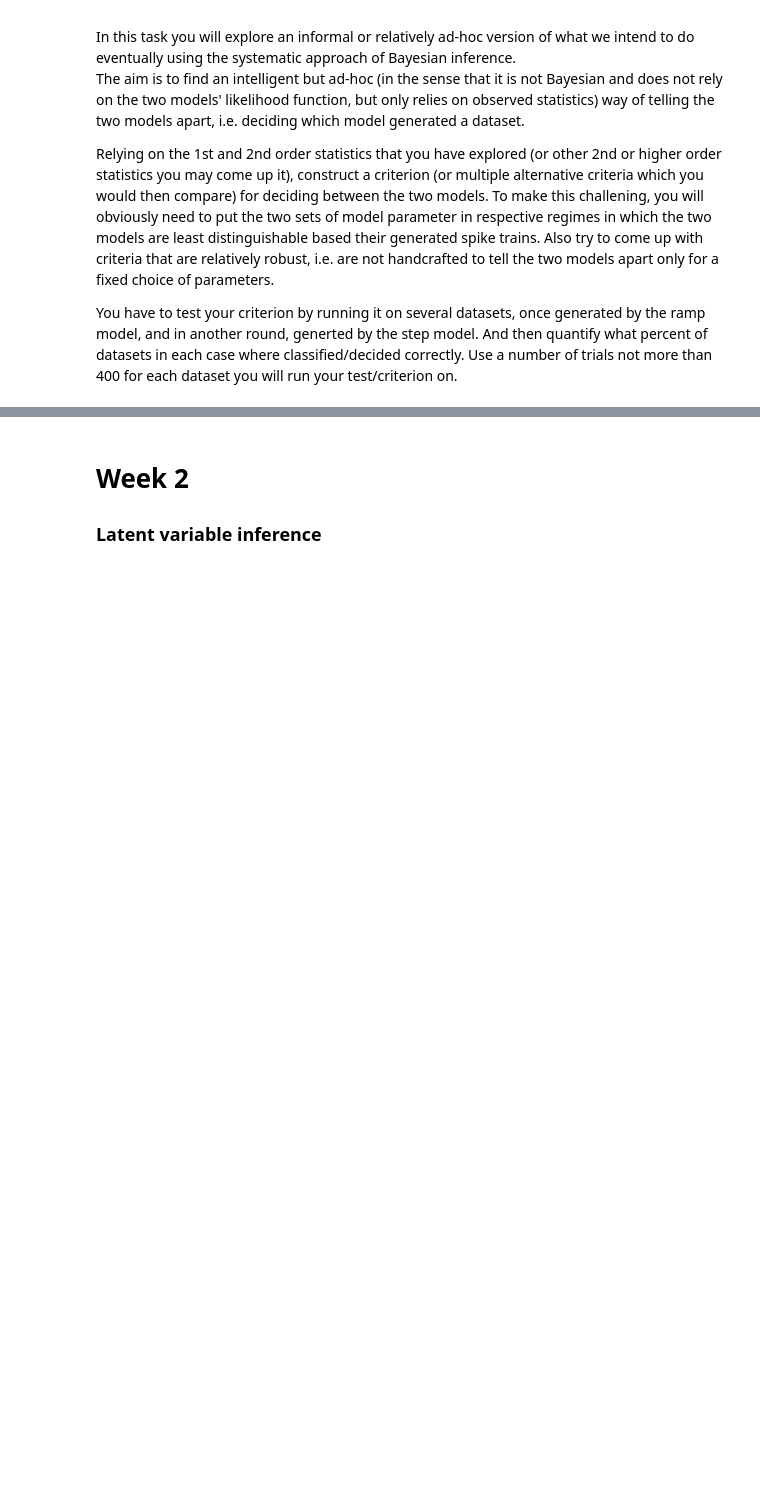
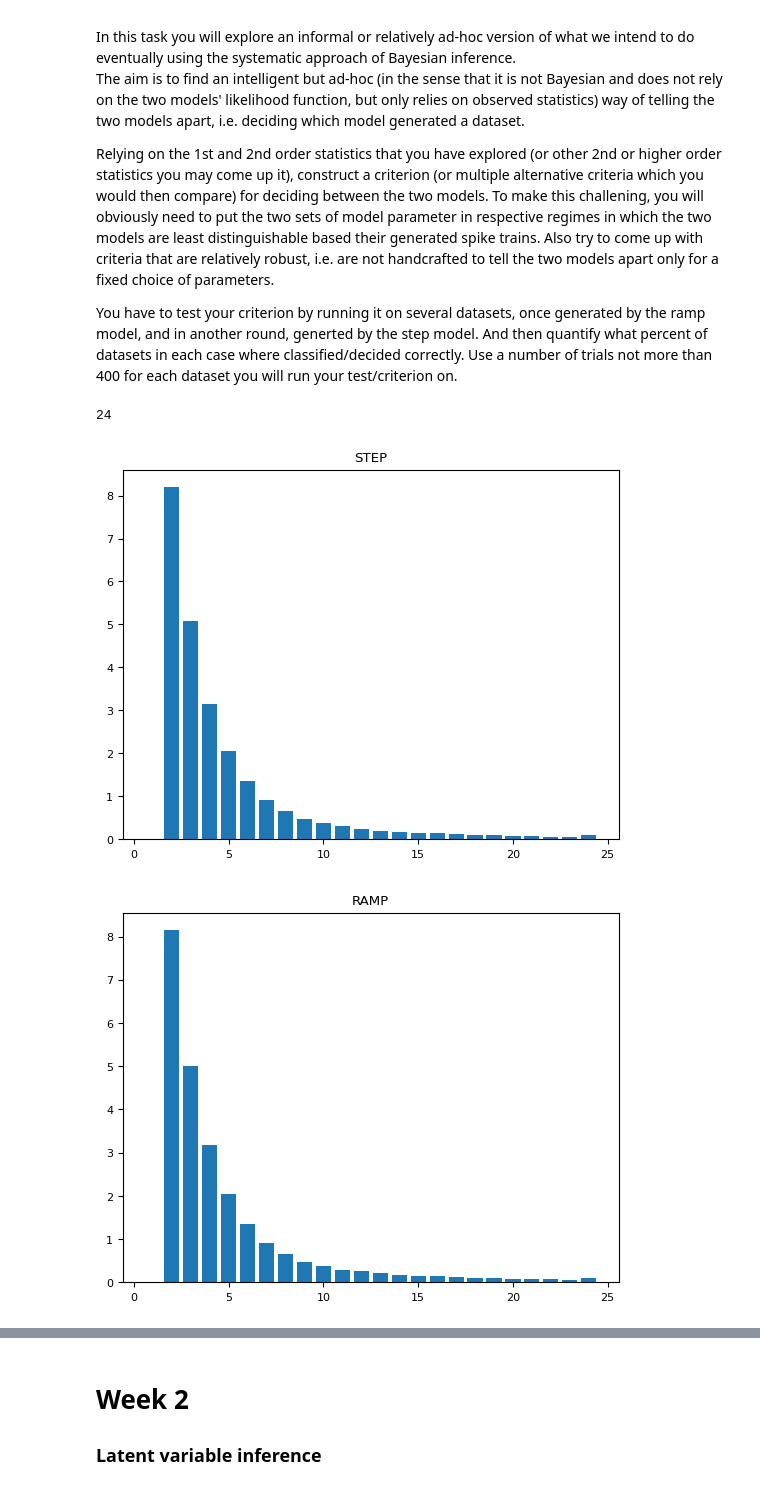
Before and after one commit to eduardburlacu/Statistics, a Jupyter notebook: (Main)_GG3_project.ipynb, the cells around one changed output, grey strips where cells are left out. Drawn from its saved outputs; the diff is of its cells as text; code cells hidden in the pictures; blank space fills up the shorter version.

```diff
--- a/(Main)_GG3_project.ipynb
+++ b/(Main)_GG3_project.ipynb
@@ -602,3 +602,46 @@ Also try to come up with criteria that are relatively robust, i.e. are not handc
 
 You have to test your criterion by running it on several datasets, once generated by the ramp model, and in another round, generted by the step model.
 And then quantify what percent of datasets in each case where classified/decided correctly. Use a number of trials not more than 400 for each dataset you will run your test/criterion on.
+# %%
+bins = np.arange(25)
+def calculate_ISI_hist(spikes):
+    ISI_hist=[]
+    for idx in range(spikes.shape[0]):
+      isi = []
+      last_spike_time = -1
+      for t, spike_count in enumerate(spikes[idx,:]):
+        if spike_count > 0:
+          isi.append(t - last_spike_time)
+          last_spike_time = t
+      ISI_hist.append(np.histogram(np.array(isi), bins)[0])
+
+    return np.array(ISI_hist)
+# %%
+beta = 0.5
+sigma = 0.2
+x0 = 0.2
+m=50
+r=10
+
+step_model = models.StepModel( m=m, r=r, x0=x0)
+ramp_model = models.RampModel( beta=beta, sigma=sigma, x0=x0)
+# %%
+spikes_s = step_model.simulate(10_000, 100)[0]
+spikes_r = step_model.simulate(10_000, 100)[0]
+isi_s = calculate_ISI_hist(spikes_s)
+isi_r = calculate_ISI_hist(spikes_r)
+# %%
+print(np.sum(isi_s,axis=0).size)
+# %% [output]
+24
+# %%
+
+plt.bar(bins[1:],np.mean(isi_s,axis=0))
+plt.title("STEP")
+plt.show()
+plt.bar(bins[1:],np.mean(isi_r,axis=0))
+plt.title("RAMP")
+plt.show()
+# %% [output]
+[figure, added]
+[figure, added]
```
Also changed, not shown: parts of 12 cells of this notebook.
